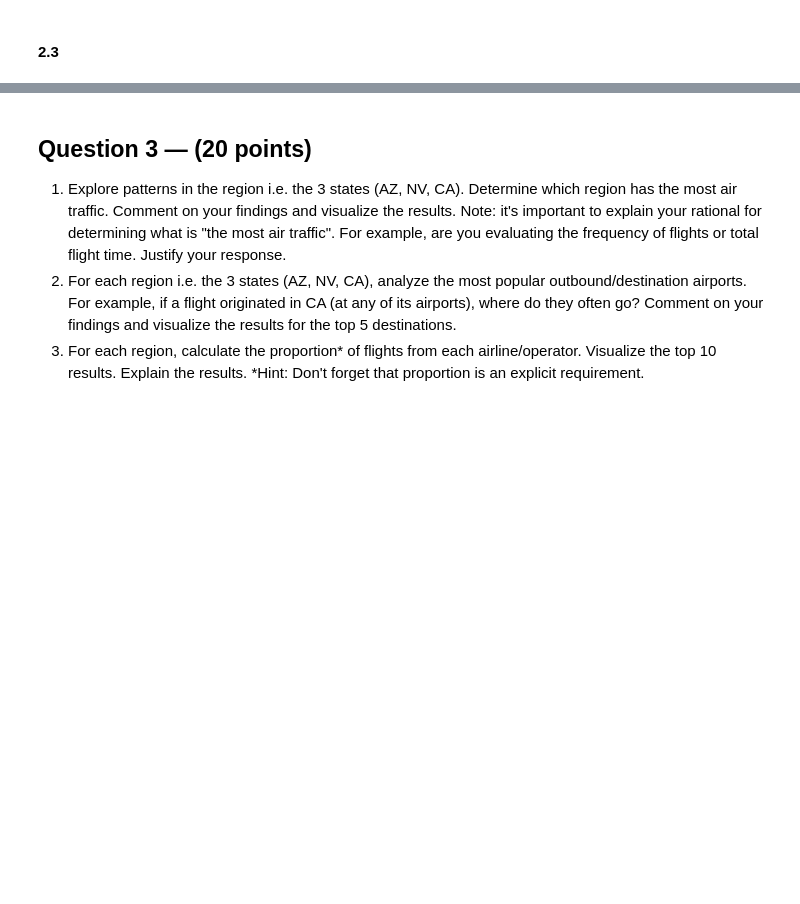
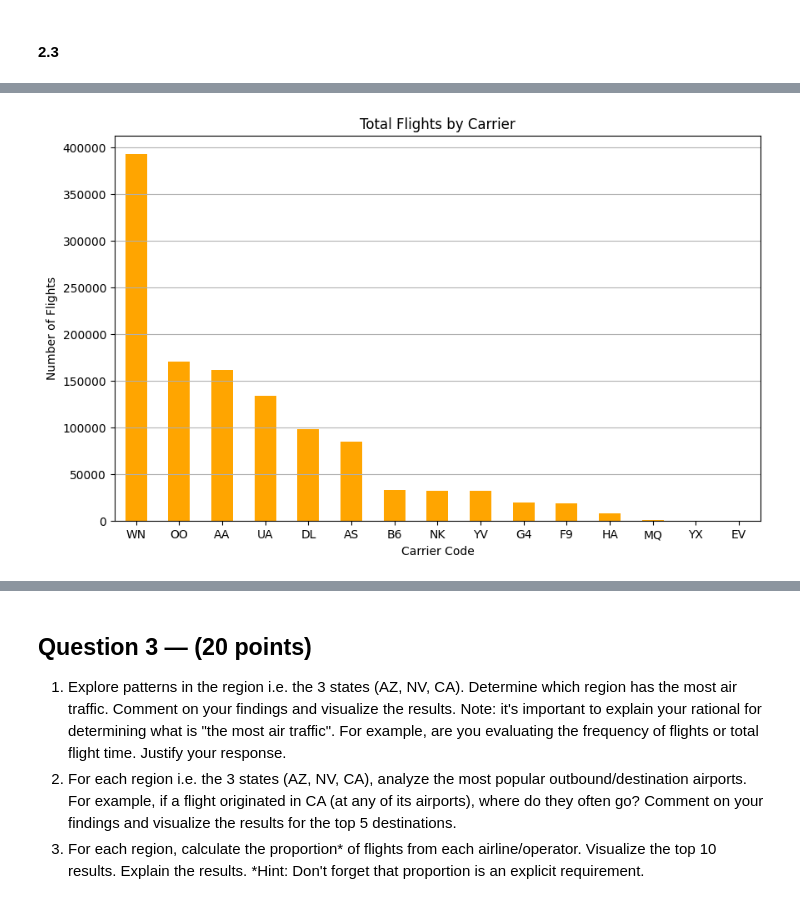
Before and after one commit to ayushzenith/practicum_1, a Jupyter notebook: Practicum.1.Group.30.ipynb, the cells around one changed output, grey strips where cells are left out. Cells and saved outputs as stored; diff of their text form; code cells hidden in the pictures; blank space fills up the shorter version.

```diff
--- a/Practicum.1.Group.30.ipynb
+++ b/Practicum.1.Group.30.ipynb
@@ -213,0 +264,13 @@ df
+# %%
+# Visualization 2: Total Flights by Carrier
+carrier_counts = df['CARRIER_CODE'].value_counts()
+plt.figure(figsize=(10, 6))
+carrier_counts.plot(kind='bar', color='orange')
+plt.title('Total Flights by Carrier')
+plt.xlabel('Carrier Code')
+plt.ylabel('Number of Flights')
+plt.xticks(rotation=0)
+plt.grid(axis='y')
+plt.show()
+# %% [output]
+[figure, added]
```
Also changed, not shown: parts of 6 cells of this notebook.
